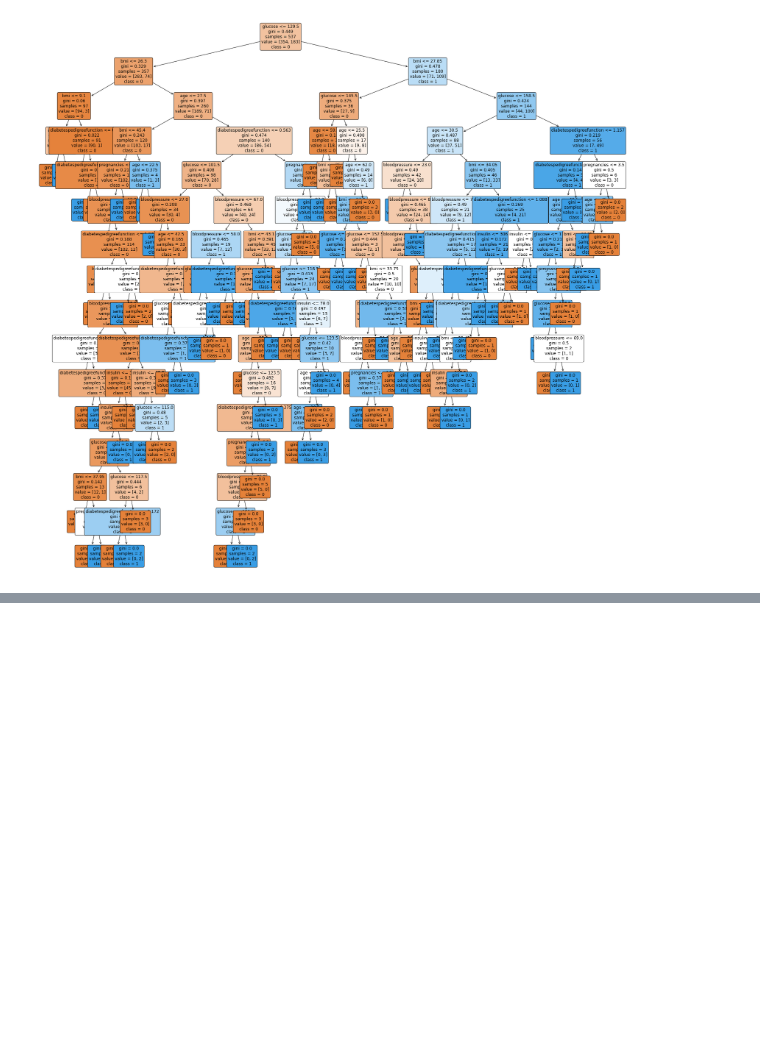
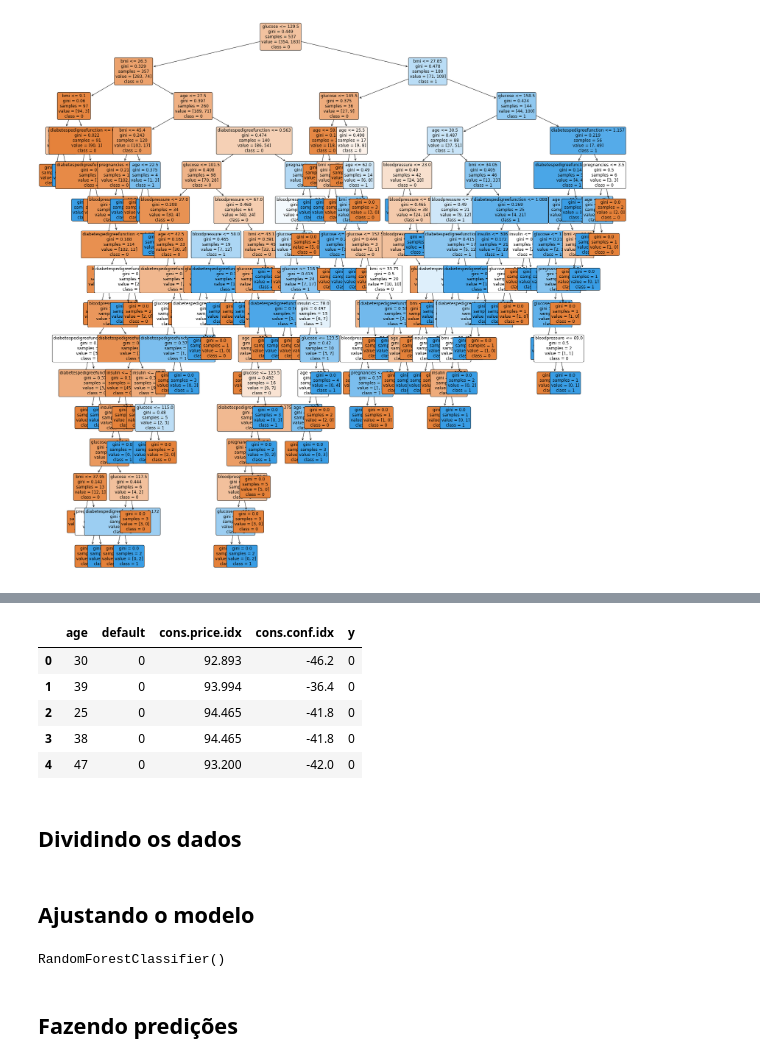
Before and after one commit to edneide/fund_ml_1_algoritmos, a Jupyter notebook: decision_tree_and_random_forest.ipynb, the cells around one changed output, grey strips where cells are left out. Saved outputs shown, nothing was run; the diff lists cells and outputs as text; code cells hidden in the pictures; blank space fills up the shorter version.

Commit message:
finish random forest

```diff
--- a/decision_tree_and_random_forest.ipynb
+++ b/decision_tree_and_random_forest.ipynb
@@ -102,0 +146,11 @@ plt.show()
+# %%
+data.head()
+# %% [output]
+|  | age | default | cons.price.idx | cons.conf.idx | y |
+| 0 | 30 | 0 | 92.893 | -46.2 | 0 |
+| 1 | 39 | 0 | 93.994 | -36.4 | 0 |
+| 2 | 25 | 0 | 94.465 | -41.8 | 0 |
+| 3 | 38 | 0 | 94.465 | -41.8 | 0 |
+| 4 | 47 | 0 | 93.200 | -42.0 | 0 |
+# %% [markdown]
+## Dividindo os dados
@@ -102,0 +164,9 @@ plt.show()
+# %% [markdown]
+## Ajustando o modelo
+# %%
+rf = RandomForestClassifier()
+rf.fit(X_train, y_train)
+# %% [output]
+RandomForestClassifier()
+# %% [markdown]
+## Fazendo predições
```
Also changed, not shown: parts of 16 cells of this notebook, 10 other files.
